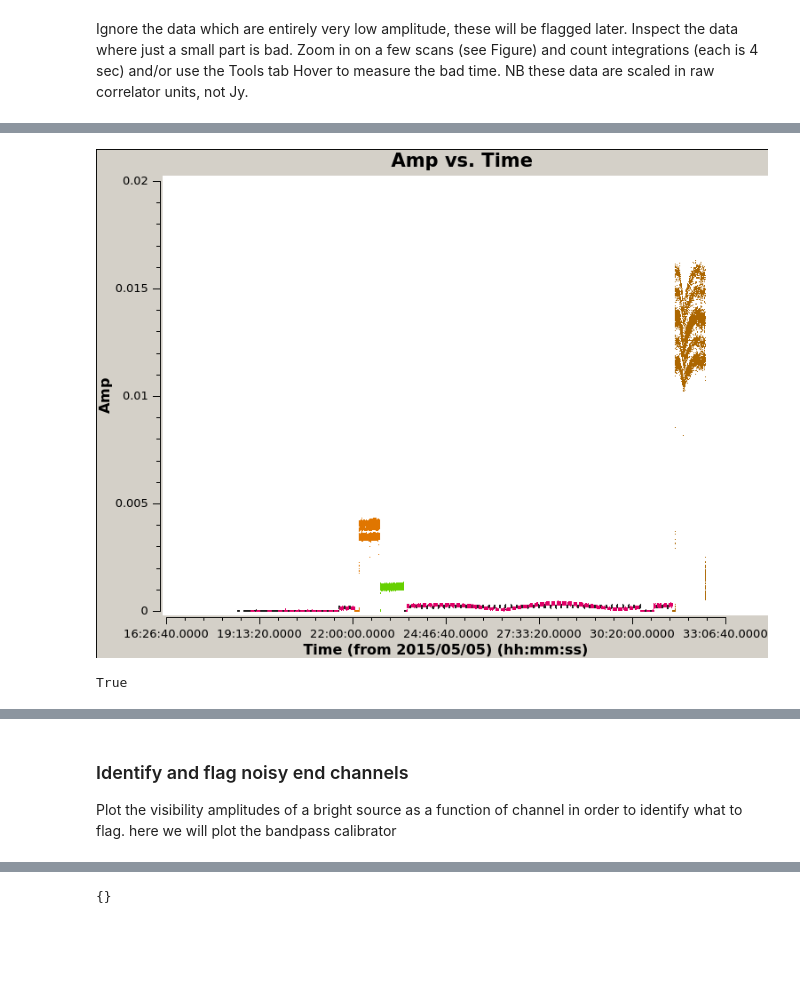
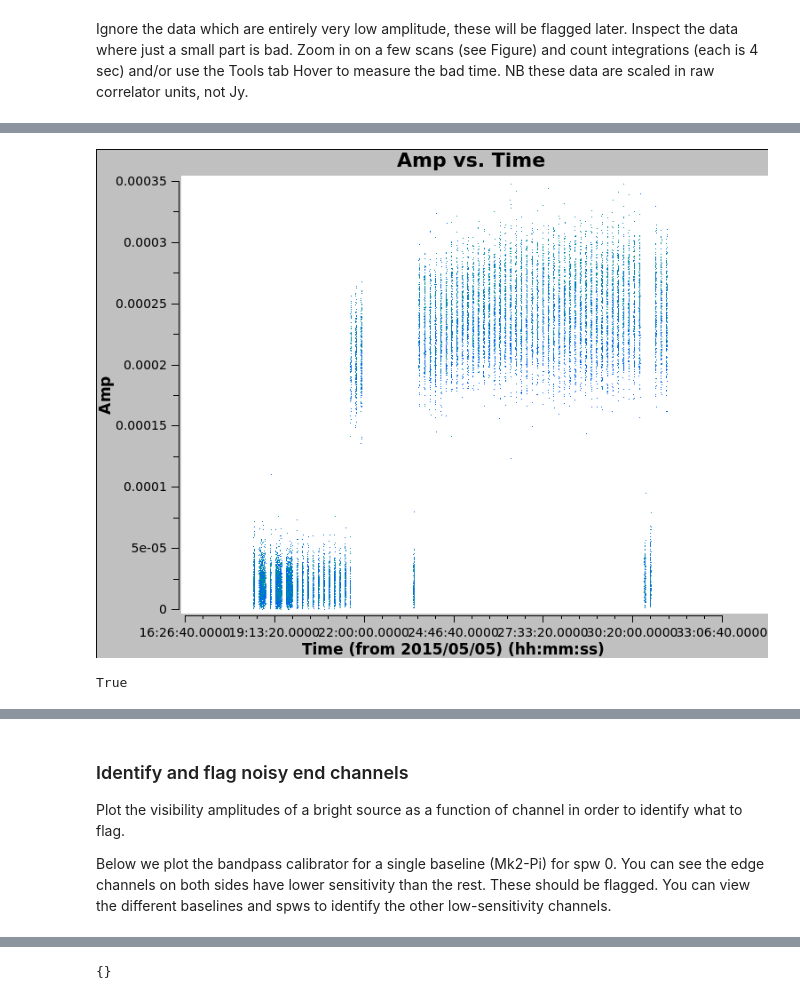
Before and after one commit to hrampadarath/emerlin-casa-jupyter, a Jupyter notebook: eMERLIN_Basic_Calibration_Tutorial.ipynb, the cells around one changed output, grey strips where cells are left out. Drawn from its saved outputs; the diff is of its cells as text; code cells hidden in the pictures; blank space fills up the shorter version.

```diff
--- a/eMERLIN_Basic_Calibration_Tutorial.ipynb
+++ b/eMERLIN_Basic_Calibration_Tutorial.ipynb
@@ -117,22 +117,24 @@ flagdata(vis='all_avg.ms',
 # %%
 #Check in plotms:
 plotms(vis=multi_source,
-        field='',                    # All fields now
+        field=phref,                    # All fields now
         spw='0~3:20~43',             # Select and average only the first ~third of channels in each spw
         avgchannel='24',             # in case of bandpass errors in uncalibrated data
         xaxis='time',
         yaxis='amp',
         antenna='Mk2&Pi',
         correlation='LL,RR',
-        coloraxis='field',           # colour each field differently
+        coloraxis='corr',           # colour each field differently
         showgui=F)
 # %% [output]
-[figure, old version]
+[figure, new version]
 True
 [interactive output not drawn]
 # %% [markdown]
 ### Identify and flag noisy end channels ###
-Plot the visibility amplitudes of a bright source as a function of channel in order to identify what to flag. here we will plot the bandpass calibrator
+Plot the visibility amplitudes of a bright source as a function of channel in order to identify what to flag.
+
+Below we plot the bandpass calibrator for a single baseline (Mk2-Pi) for spw 0. You can see the edge channels on both sides have lower sensitivity than the rest. These should be flagged. You can view the different baselines and spws to identify the other low-sensitivity channels.
 # %%
 os.system('rm -rf *.png')
 plotms(vis=multi_source,
```
Also changed, not shown: parts of 36 cells of this notebook.
